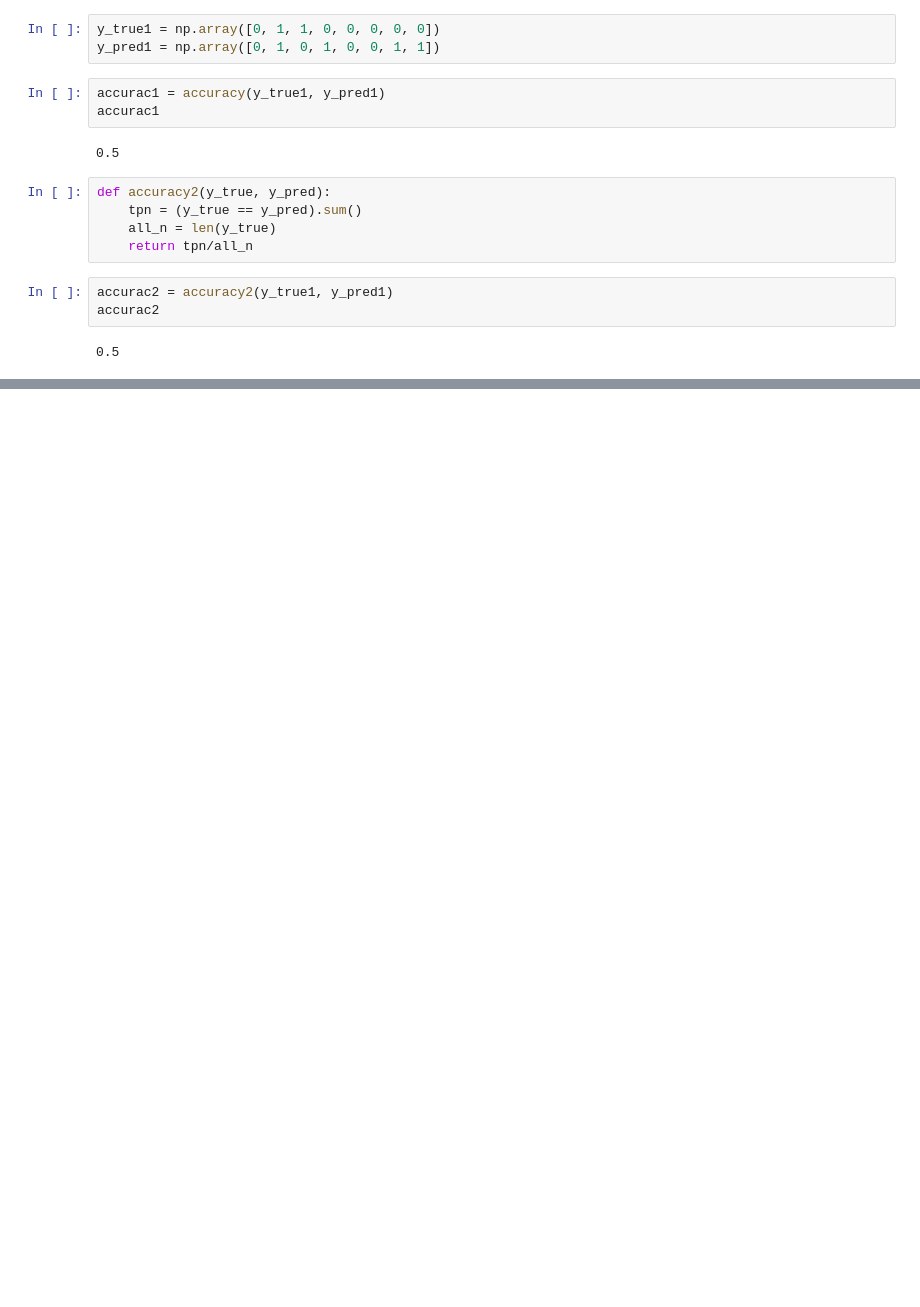
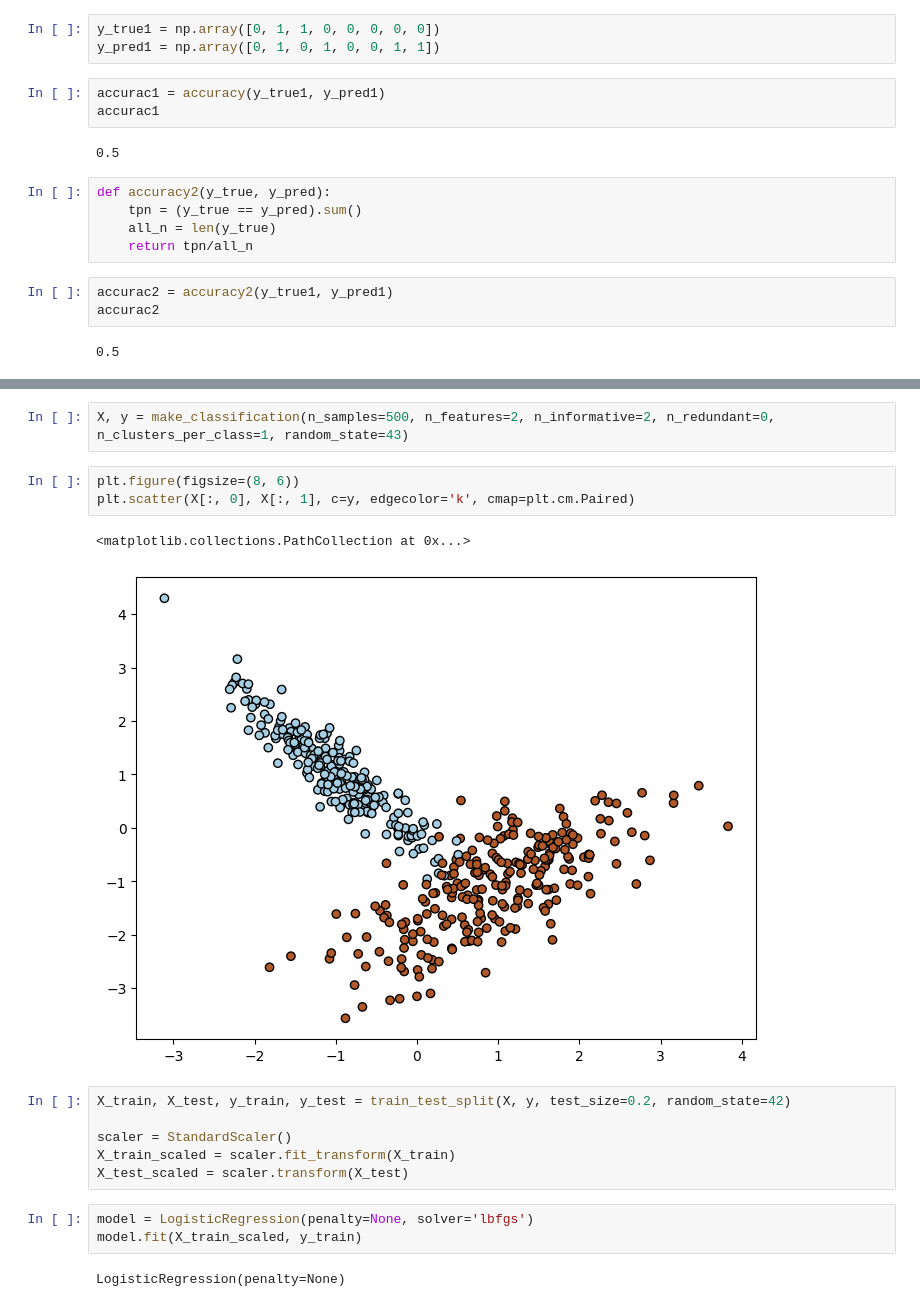
Before and after one commit to RastaAmanek/github, a Jupyter notebook: Decision tree.ipynb, the cells around one changed output, grey strips where cells are left out. Cells and saved outputs as stored; diff of their text form; blank space fills up the shorter version.

```diff
--- a/Decision tree.ipynb
+++ b/Decision tree.ipynb
@@ -42,0 +226,19 @@ accurac2
+# %%
+X, y = make_classification(n_samples=500, n_features=2, n_informative=2, n_redundant=0, n_clusters_per_class=1, random_state=43)
+# %%
+plt.figure(figsize=(8, 6))
+plt.scatter(X[:, 0], X[:, 1], c=y, edgecolor='k', cmap=plt.cm.Paired)
+# %% [output]
+<matplotlib.collections.PathCollection at 0x...>
+[figure, added]
+# %%
+X_train, X_test, y_train, y_test = train_test_split(X, y, test_size=0.2, random_state=42)
+
+scaler = StandardScaler()
+X_train_scaled = scaler.fit_transform(X_train)
+X_test_scaled = scaler.transform(X_test)
+# %%
+model = LogisticRegression(penalty=None, solver='lbfgs')
+model.fit(X_train_scaled, y_train)
+# %% [output]
+LogisticRegression(penalty=None)
```
Also changed, not shown: parts of 38 cells of this notebook.
